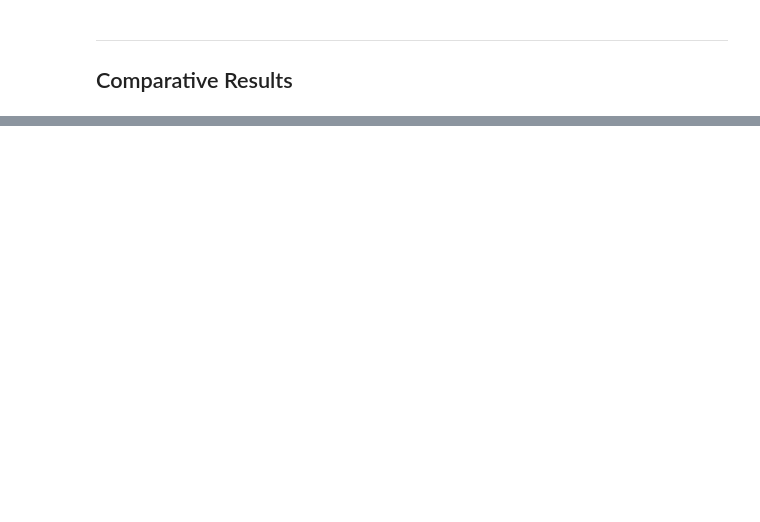
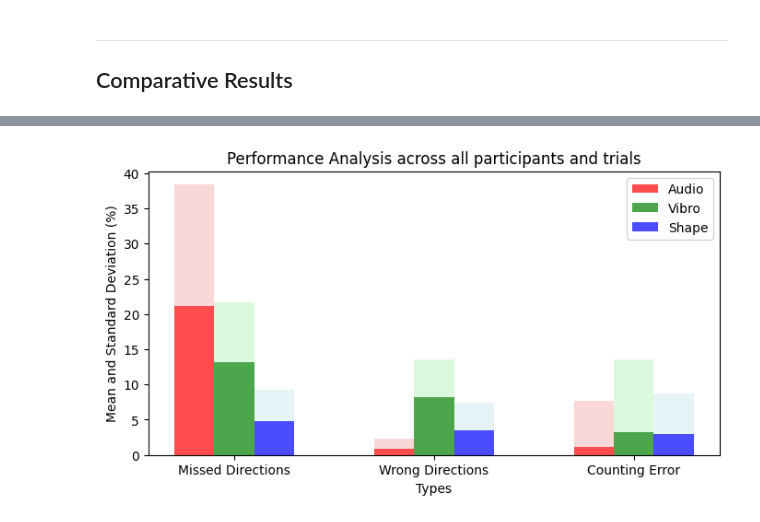
Before and after one commit to mp2419/eeg-notebooks, a Jupyter notebook: FYP/experiments/nb_PERFORMANCE.ipynb, the cells around one changed output, grey strips where cells are left out. Drawn from its saved outputs; the diff is of its cells as text; code cells hidden in the pictures; blank space fills up the shorter version.

```diff
--- a/FYP/experiments/nb_PERFORMANCE.ipynb
+++ b/FYP/experiments/nb_PERFORMANCE.ipynb
@@ -166,0 +194,70 @@ Counting Error: mean 2.9558258177586936 std: 5.835520346925811
+# %%
+import matplotlib.pyplot as plt
+import numpy as np
+
+# Data for Missed Directions
+audio_missed_mean = 21.092753992502857
+audio_missed_std = 17.269965536617086
+vibro_missed_mean = 13.196467641283093
+vibro_missed_std = 8.503156863492219
+shape_missed_mean = 4.790691252047773
+shape_missed_std = 4.398071064705677
+
+# Data for Wrong Directions
+audio_wrong_mean = 0.8156614355533355
+audio_wrong_std = 1.4444995160845127
+vibro_wrong_mean = 8.15838916911903
+vibro_wrong_std = 5.439820159220156
+shape_wrong_mean = 3.468366430497169
+shape_wrong_std = 3.933411408814782
+
+# Data for Counting Error
+audio_count_mean = 1.1428435938388624
+audio_count_std = 6.552557406608574
+vibro_count_mean = 3.267415523178895
+vibro_count_std = 10.241236680062995
+shape_count_mean = 2.9558258177586936
+shape_count_std = 5.835520346925811
+
+# Define the conditions and types
+conditions = ['Audio', 'Vibro', 'Shape']
+types = ['Missed Directions', 'Wrong Directions', 'Counting Error']
+
+# Define the positions for the bars
+x = np.arange(len(types))
+bar_width = 0.2
+
+# Create the bar chart
+plt.figure(figsize=(8, 4))
+
+# Plot mean bars
+plt.bar(x, [audio_missed_mean, audio_wrong_mean, audio_count_mean], width=bar_width, align='center',
+        label='Audio', alpha=0.7, color='red')
+
+plt.bar(x + bar_width, [vibro_missed_mean, vibro_wrong_mean, vibro_count_mean], width=bar_width, align='center',
+        label='Vibro', alpha=0.7, color='green')
+
+plt.bar(x + 2 * bar_width, [shape_missed_mean, shape_wrong_mean, shape_count_mean], width=bar_width, align='center',
+        label='Shape', alpha=0.7, color='blue')
+
+# Plot standard deviation bars
+plt.bar(x, [audio_missed_std, audio_wrong_std, audio_count_std], width=bar_width, align='center', bottom=[audio_missed_mean, audio_wrong_mean, audio_count_mean],
+        alpha=0.3, color='lightcoral')
+
+plt.bar(x + bar_width, [vibro_missed_std, vibro_wrong_std, vibro_count_std], width=bar_width, align='center', bottom=[vibro_missed_mean, vibro_wrong_mean, vibro_count_mean],
+        alpha=0.3, color='lightgreen')
+
+plt.bar(x + 2 * bar_width, [shape_missed_std, shape_wrong_std, shape_count_std], width=bar_width, align='center', bottom=[shape_missed_mean, shape_wrong_mean, shape_count_mean],
+        alpha=0.3, color='lightblue')
+
+# Customize the plot
+plt.xlabel('Types')
+plt.ylabel('Mean and Standard Deviation (%)')
+plt.title('Performance Analysis across all participants and trials')
+plt.xticks(x + bar_width, types)
+plt.legend()
+
+# Display the plot
+plt.show()
+# %% [output]
+[figure, added]
```
Also changed, not shown: parts of 16 cells of this notebook, 38 other files.
